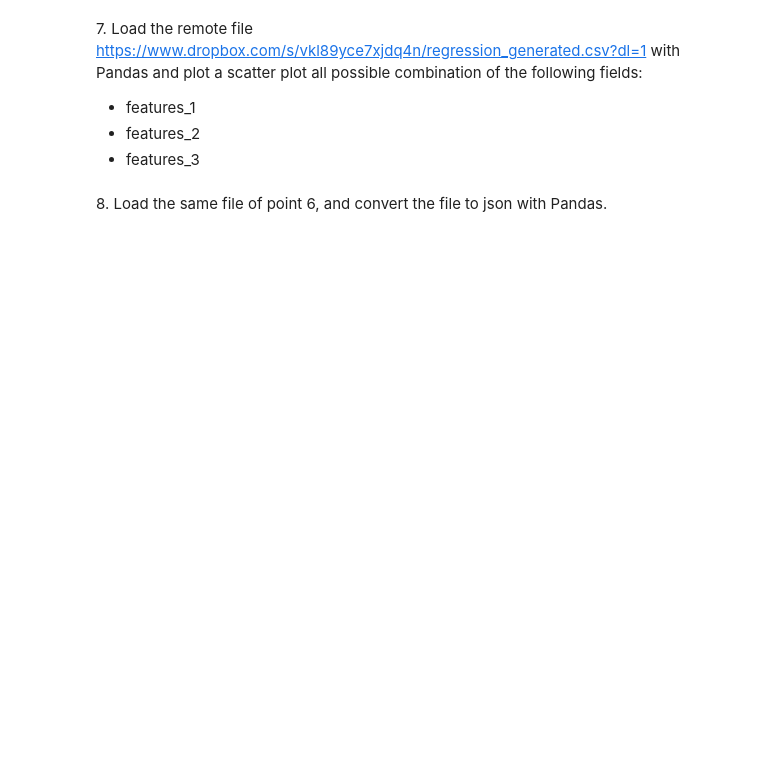
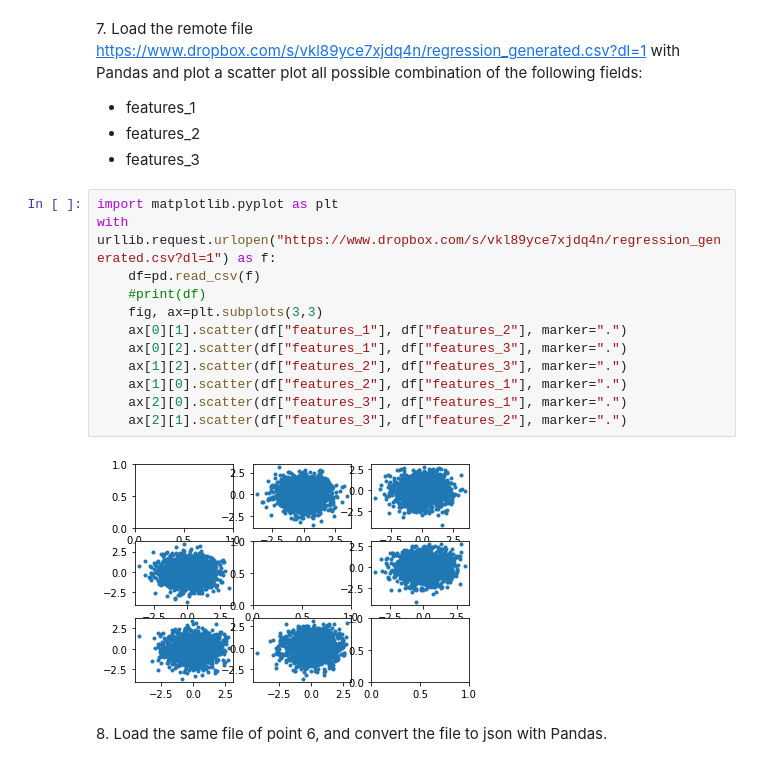
Before and after one commit to davbac/LaboratoryOfComputationalPhysics_Y5, a Jupyter notebook: 05ex_OSEMN.ipynb, the cells around one changed output. Drawn from its saved outputs; the diff is of its cells as text; blank space fills up the shorter version.

```diff
--- a/05ex_OSEMN.ipynb
+++ b/05ex_OSEMN.ipynb
@@ -28,5 +109,19 @@ Each character is composed by 6 bit (even the space) and the last 4 bit are just
   + features_1
   + features_2
   + features_3
+# %%
+import matplotlib.pyplot as plt
+with urllib.request.urlopen("https://www.dropbox.com/s/vkl89yce7xjdq4n/regression_generated.csv?dl=1") as f:
+    df=pd.read_csv(f)
+    #print(df)
+    fig, ax=plt.subplots(3,3)
+    ax[0][1].scatter(df["features_1"], df["features_2"], marker=".")
+    ax[0][2].scatter(df["features_1"], df["features_3"], marker=".")
+    ax[1][2].scatter(df["features_2"], df["features_3"], marker=".")
+    ax[1][0].scatter(df["features_2"], df["features_1"], marker=".")
+    ax[2][0].scatter(df["features_3"], df["features_1"], marker=".")
+    ax[2][1].scatter(df["features_3"], df["features_2"], marker=".")
+# %% [output]
+[figure, added]
 # %% [markdown]
 8\. Load the same file of point 6, and convert the file to json with Pandas.
```
Also changed, not shown: parts of 8 cells of this notebook, 3 other files.
